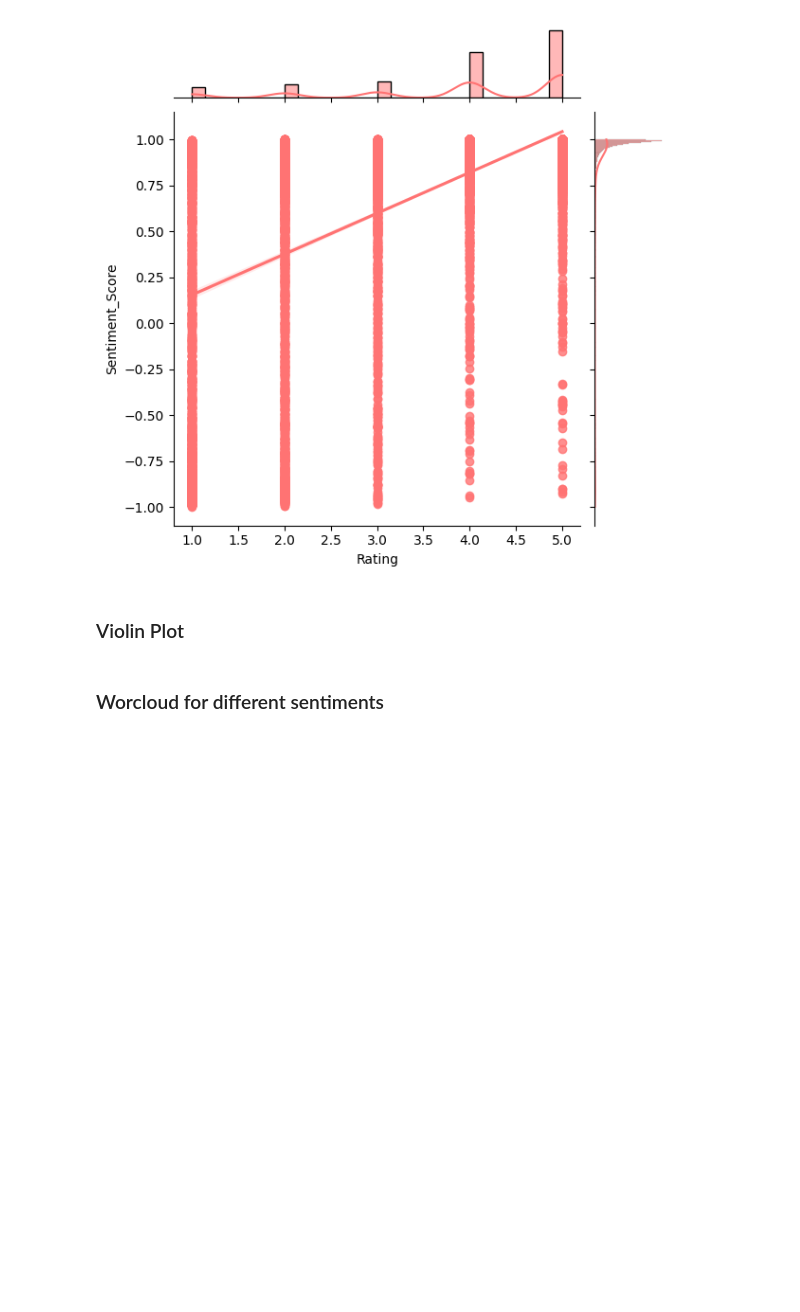
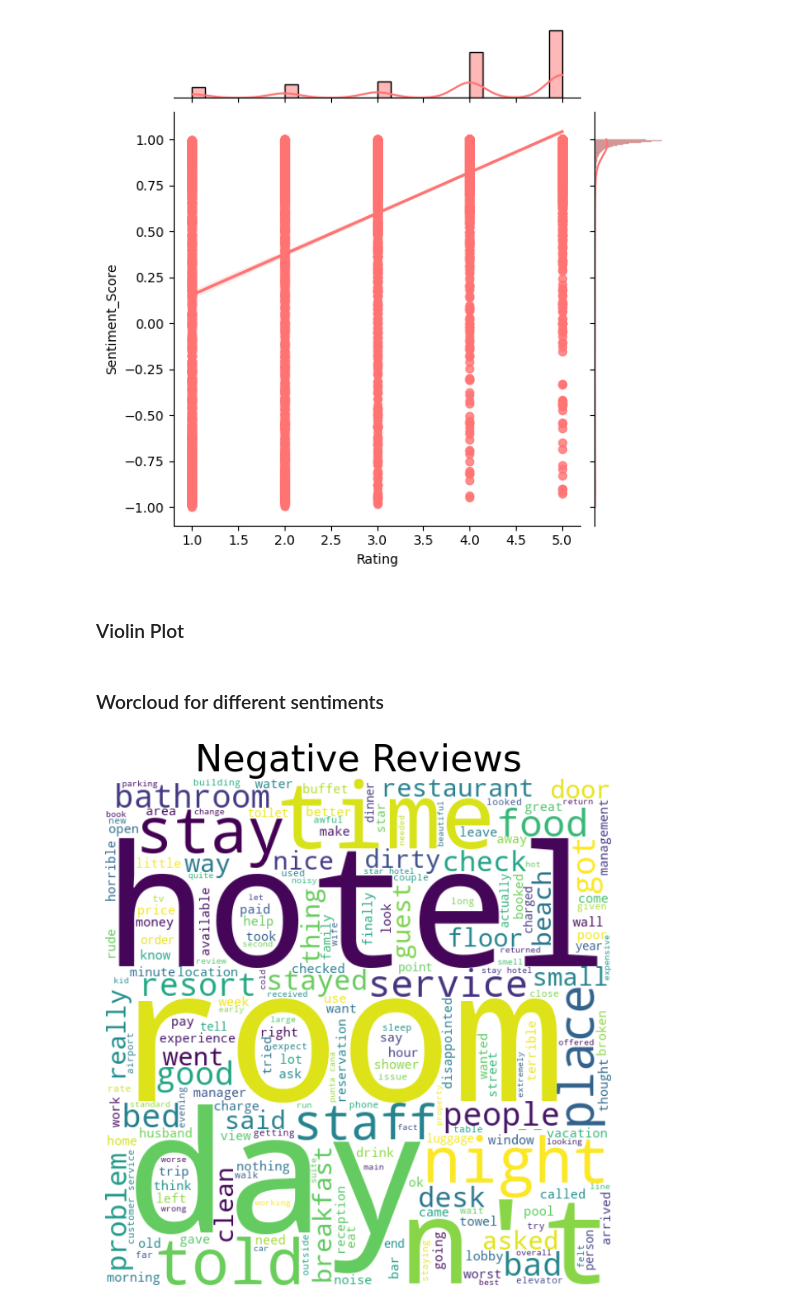
Before and after one commit to adrinoca/Tripadvisor-ML, a Jupyter notebook: tripadvisor_analysis.ipynb, the cells around one changed output. Drawn from its saved outputs; the diff is of its cells as text; code cells hidden in the pictures; blank space fills up the shorter version.

```diff
--- a/tripadvisor_analysis.ipynb
+++ b/tripadvisor_analysis.ipynb
@@ -173,3 +173,16 @@ fig.update_layout(
 fig.show()
 # %% [markdown]
 ### Worcloud for different sentiments
+# %%
+text1 = ''
+for i in df[df['Sentiment']==str('Negative')]['Review'].values:
+    text1 += i + ''
+wc = WordCloud(width = 600, height = 600,background_color="white",min_font_size = 10,\
+    repeat=True,)
+wc.generate(text1)
+plt.figure(figsize = (8, 8), facecolor = None)
+plt.axis("off")
+plt.imshow(wc, interpolation="bilinear")
+plt.title('Negative Reviews',fontsize=32);
+# %% [output]
+[figure, added]
```
Also changed, not shown: parts of 4 cells of this notebook.
